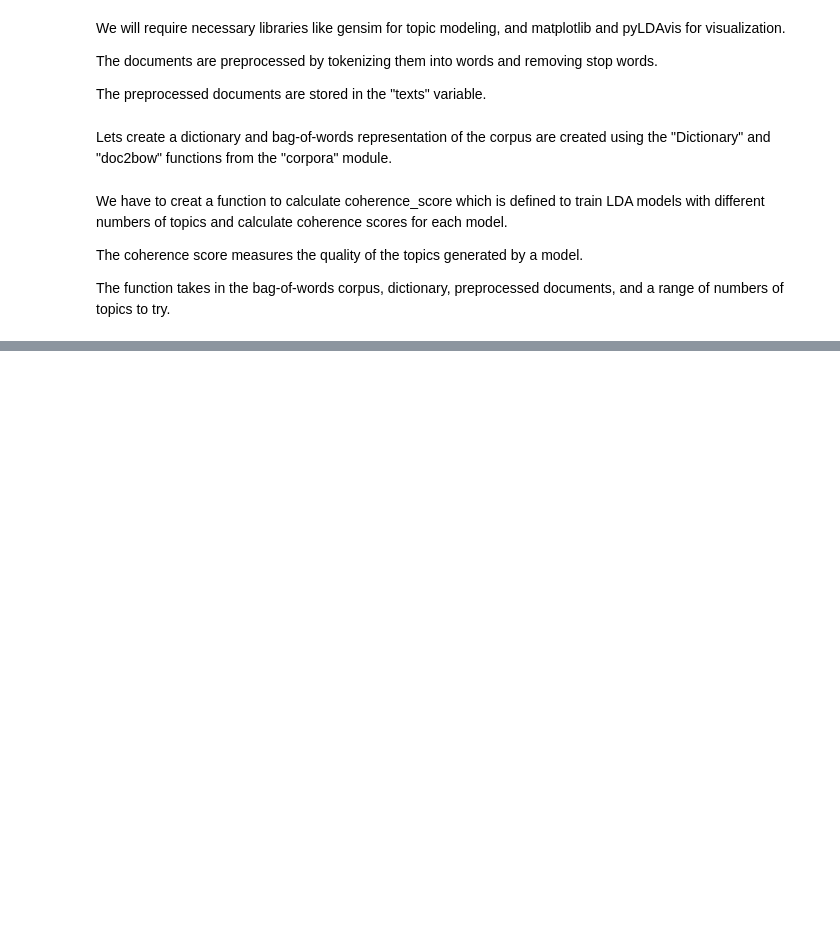
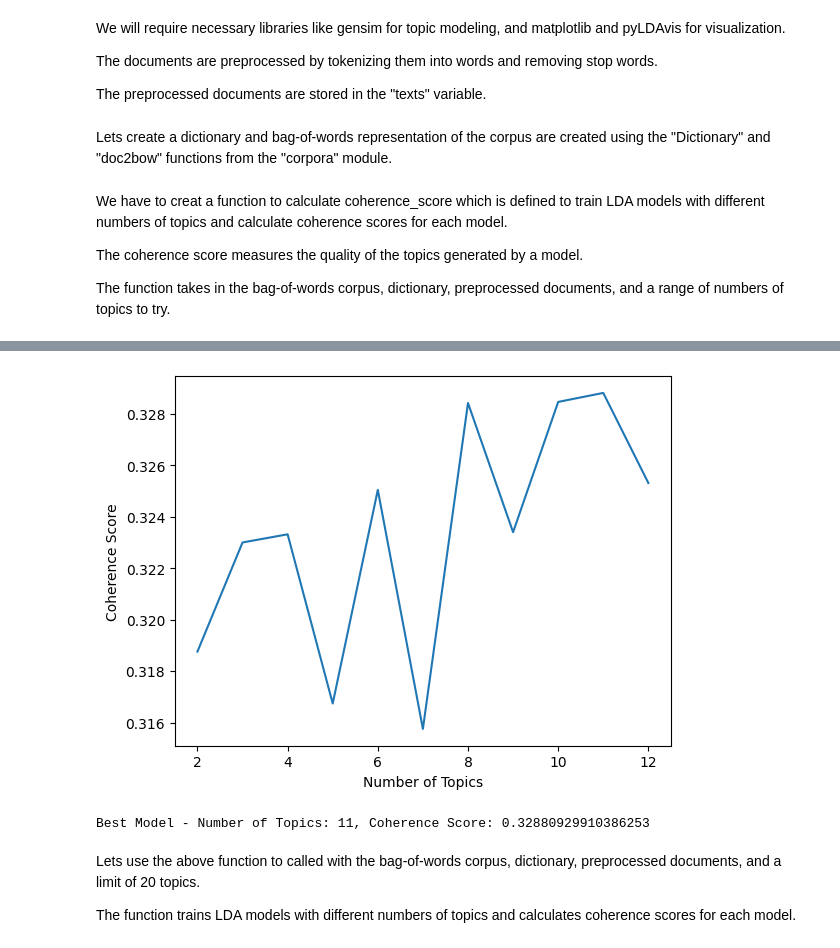
Before and after one commit to CIS-6397-Textmining-Spring-2023/miniproject3-miniproject3_group-6, a Jupyter notebook: MiniProject3-Group6.ipynb, the cells around one changed output, grey strips where cells are left out. Cells and saved outputs as stored; diff of their text form; code cells hidden in the pictures; blank space fills up the shorter version.

Commit message:
best model based on the coherence score

```diff
--- a/MiniProject3-Group6.ipynb
+++ b/MiniProject3-Group6.ipynb
@@ -162,3 +162,7 @@ def calculate_coherence_score(corpus, dictionary, texts, limit, start=2, step=1)
         coherence_values.append(coherence_score)
         print(f"Number of topics: {num_topics}, Coherence Score: {coherence_score}")
     return model_list, coherence_values
+# %%
+# Train the topic models with different number of topics and calculate coherence score
+
+model_list, coherence_values = calculate_coherence_score(bow_corpus, dictionary, texts, limit=13)
@@ -164,0 +181,22 @@ def calculate_coherence_score(corpus, dictionary, texts, limit, start=2, step=1)
+# %%
+# Plot the coherence score for different number of topics
+
+x = range(2, 13, 1)
+plt.plot(x, coherence_values)
+plt.xlabel("Number of Topics")
+plt.ylabel("Coherence Score")
+plt.show()
+# %% [output]
+[figure, added]
+# %%
+# Select the best model based on the coherence score
+
+best_model_index = coherence_values.index(max(coherence_values))
+best_model = model_list[best_model_index]
+print(f"Best Model - Number of Topics: {best_model.num_topics}, Coherence Score: {max(coherence_values)}")
+# %% [output]
+Best Model - Number of Topics: 11, Coherence Score: 0.32880929910386253
+# %% [markdown]
+Lets use the above function to called with the bag-of-words corpus, dictionary, preprocessed documents, and a limit of 20 topics.
+
+The function trains LDA models with different numbers of topics and calculates coherence scores for each model.
```
Also changed, not shown: parts of 1 cell of this notebook.
